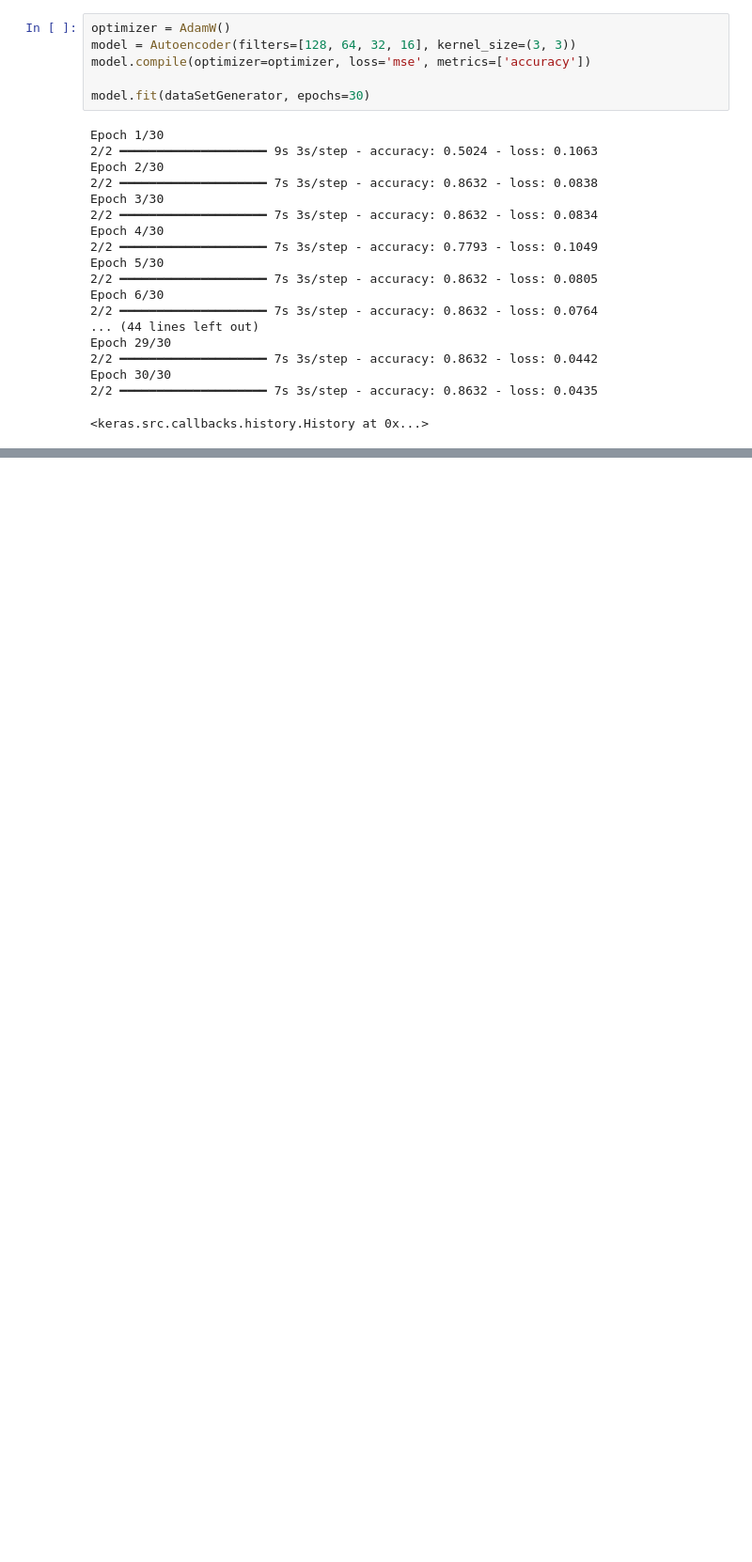
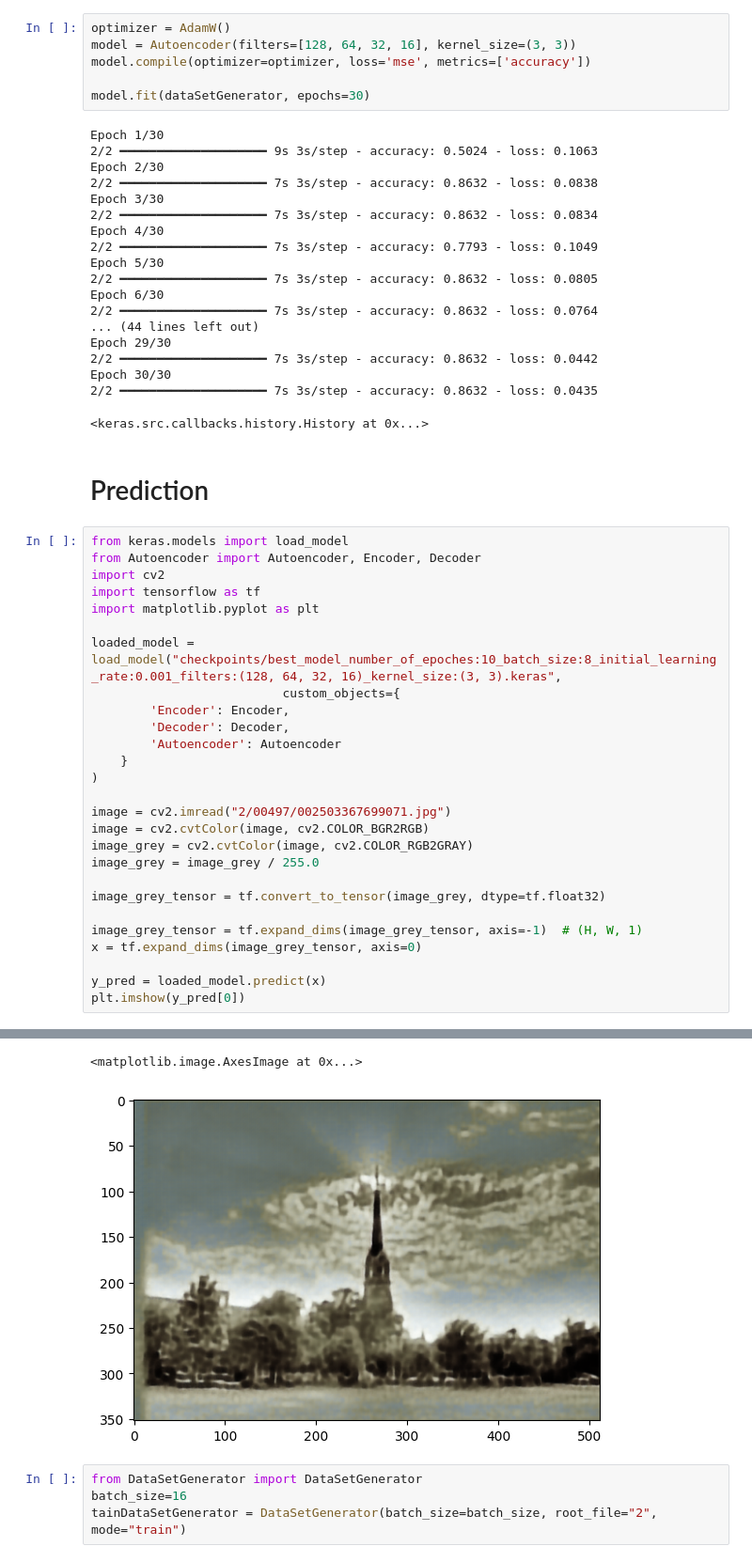
Before and after one commit to IgorCzudy/color_images, a Jupyter notebook: color.ipynb, the cells around one changed output, grey strips where cells are left out. Shown at 94% size. Cells and saved outputs as stored; diff of their text form; blank space fills up the shorter version.

Commit message:
feat: full learning process setup

```diff
--- a/color.ipynb
+++ b/color.ipynb
@@ -304,3 +304,33 @@ Epoch 29/30
 Epoch 30/30
 2/2 ━━━━━━━━━━━━━━━━━━━━ 7s 3s/step - accuracy: 0.8632 - loss: 0.0435
 <keras.src.callbacks.history.History at 0x...>
+# %% [markdown]
+# Prediction
+# %%
+from keras.models import load_model
+from Autoencoder import Autoencoder, Encoder, Decoder
+import cv2
+import tensorflow as tf
+import matplotlib.pyplot as plt
+
+loaded_model = load_model("checkpoints/best_model_number_of_epoches:10_batch_size:8_initial_learning_rate:0.001_filters:(128, 64, 32, 16)_kernel_size:(3, 3).keras",
+                          custom_objects={
+        'Encoder': Encoder,
+        'Decoder': Decoder,
+        'Autoencoder': Autoencoder
+    }
+)
+
+image = cv2.imread("2/00497/002503367699071.jpg")
+image = cv2.cvtColor(image, cv2.COLOR_BGR2RGB)
+image_grey = cv2.cvtColor(image, cv2.COLOR_RGB2GRAY)
+image_grey = image_grey / 255.0
+
+image_grey_tensor = tf.convert_to_tensor(image_grey, dtype=tf.float32)
+
+image_grey_tensor = tf.expand_dims(image_grey_tensor, axis=-1)  # (H, W, 1)
+x = tf.expand_dims(image_grey_tensor, axis=0)
+
+y_pred = loaded_model.predict(x)
+plt.imshow(y_pred[0])
+# %% [output]
@@ -306,0 +338,6 @@ Epoch 30/30
+<matplotlib.image.AxesImage at 0x...>
+[figure, added]
+# %%
+from DataSetGenerator import DataSetGenerator
+batch_size=16
+tainDataSetGenerator = DataSetGenerator(batch_size=batch_size, root_file="2", mode="train")
```
Also changed, not shown: parts of 4 cells of this notebook, 3 other files.
